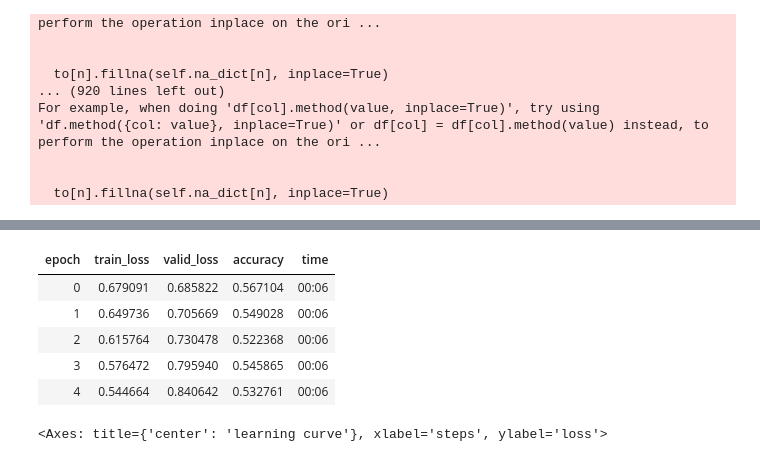
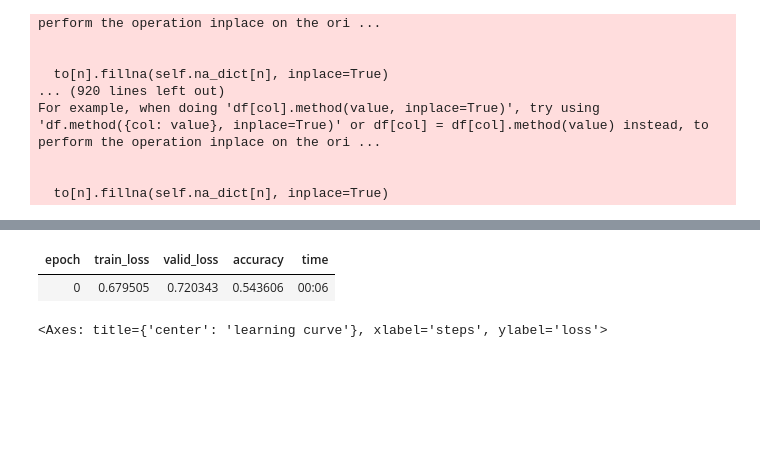
Before and after one commit to stkao05/html-final, a Jupyter notebook: neural_net.ipynb, the cells around one changed output, grey strips where cells are left out. Drawn from its saved outputs; the diff is of its cells as text; code cells hidden in the pictures; blank space fills up the shorter version.

```diff
--- a/neural_net.ipynb
+++ b/neural_net.ipynb
@@ -56,12 +56,8 @@ SuggestedLRs(valley=0.013182567432522774)
 # %%
-learn.fit(n_epoch=5, lr=1e-2)
+learn.fit(n_epoch=1, lr=1e-2)
 # %% [output]
 | epoch | train_loss | valid_loss | accuracy | time |
-| 0 | 0.679091 | 0.685822 | 0.567104 | 00:06 |
-| 1 | 0.649736 | 0.705669 | 0.549028 | 00:06 |
-| 2 | 0.615764 | 0.730478 | 0.522368 | 00:06 |
-| 3 | 0.576472 | 0.795940 | 0.545865 | 00:06 |
-| 4 | 0.544664 | 0.840642 | 0.532761 | 00:06 |
+| 0 | 0.679505 | 0.720343 | 0.543606 | 00:06 |
 # %%
 learn.recorder.plot_loss()
 # %% [output]
```
Also changed, not shown: parts of 1 cell of this notebook.
